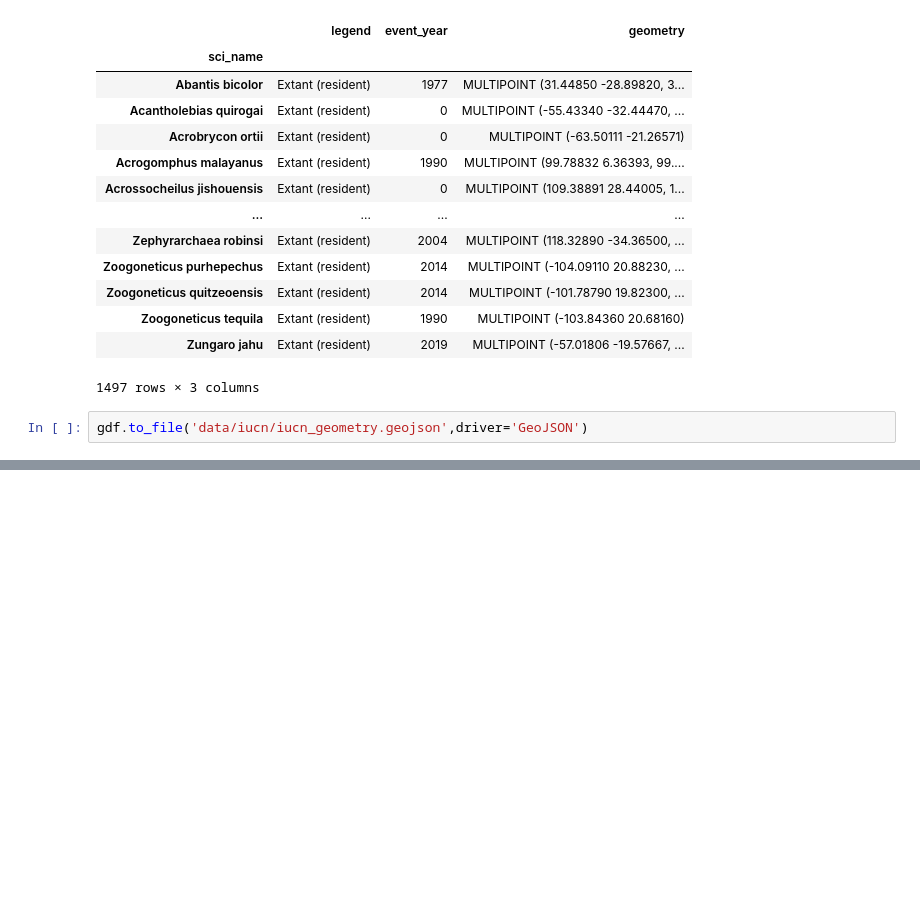
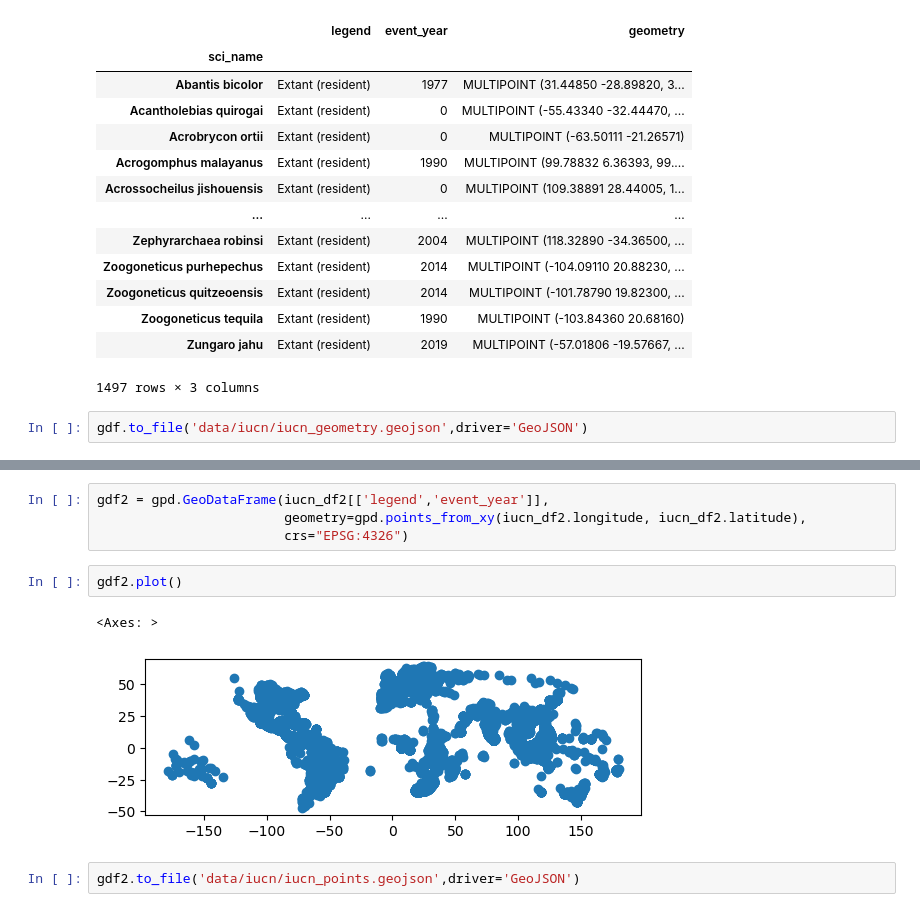
Before and after one commit to epsilonite/data-viz-project, a Jupyter notebook: static/iucn_1_geojson.ipynb, the cells around one changed output, grey strips where cells are left out. Saved outputs shown, nothing was run; the diff lists cells and outputs as text; blank space fills up the shorter version.

Commit message:
upload attempt at heatmap

```diff
--- a/static/iucn_1_geojson.ipynb
+++ b/static/iucn_1_geojson.ipynb
@@ -77,0 +94,11 @@ gdf.to_file('data/iucn/iucn_geometry.geojson',driver='GeoJSON')
+# %%
+gdf2 = gpd.GeoDataFrame(iucn_df2[['legend','event_year']],
+                        geometry=gpd.points_from_xy(iucn_df2.longitude, iucn_df2.latitude),
+                        crs="EPSG:4326")
+# %%
+gdf2.plot()
+# %% [output]
+<Axes: >
+[figure, added]
+# %%
+gdf2.to_file('data/iucn/iucn_points.geojson',driver='GeoJSON')
```
Also changed, not shown: parts of 1 cell of this notebook, 5 other files.
